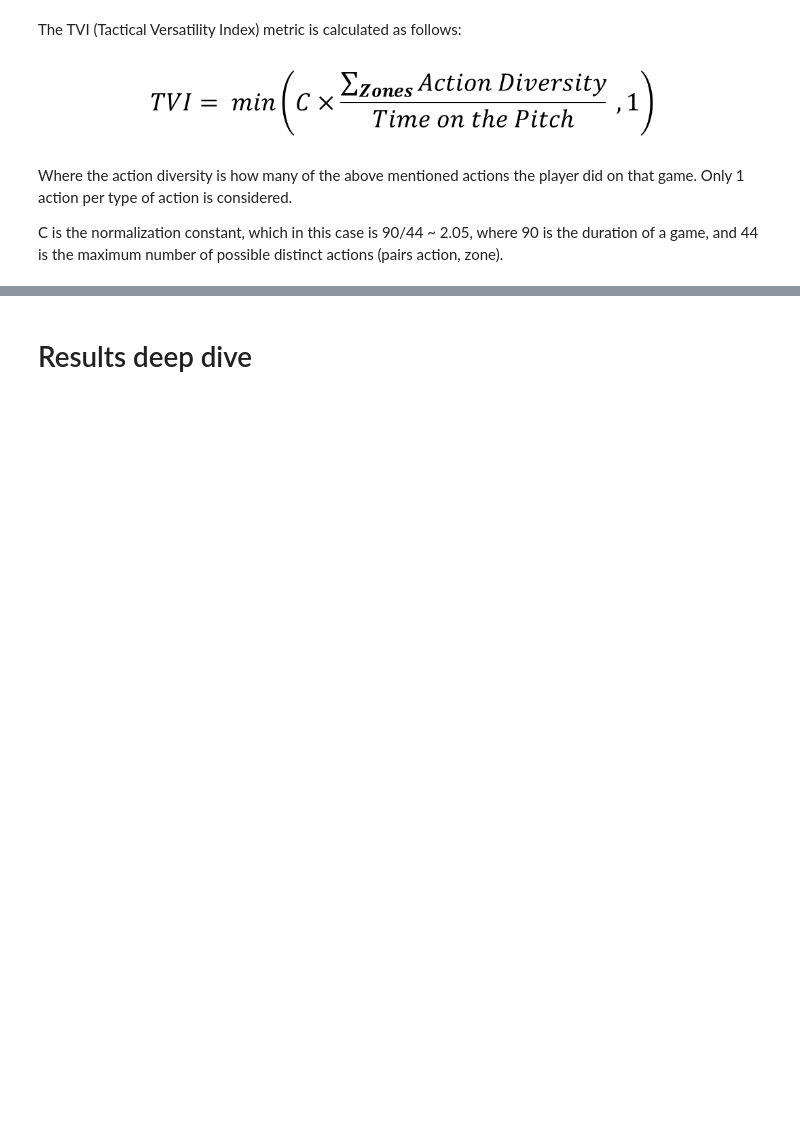
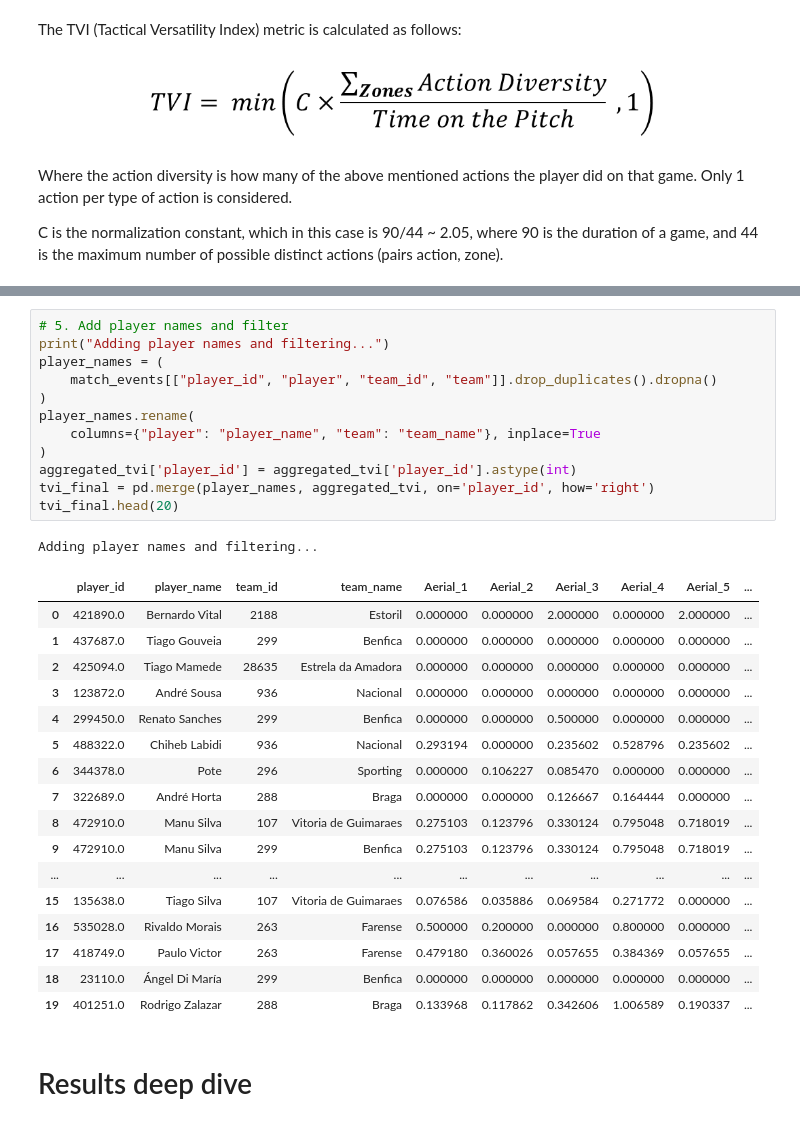
Before and after one commit to LuisSimoes17/TVI_footballindex, a Jupyter notebook: examples/tvi_exploration.ipynb, the cells around one changed output, grey strips where cells are left out. Drawn from its saved outputs; the diff is of its cells as text; blank space fills up the shorter version.

```diff
--- a/examples/tvi_exploration.ipynb
+++ b/examples/tvi_exploration.ipynb
@@ -132,3 +150,34 @@ aggregated_tvi
+# %%
+# 5. Add player names and filter
+print("Adding player names and filtering...")
+player_names = (
+    match_events[["player_id", "player", "team_id", "team"]].drop_duplicates().dropna()
+)
+player_names.rename(
+    columns={"player": "player_name", "team": "team_name"}, inplace=True
+)
+aggregated_tvi['player_id'] = aggregated_tvi['player_id'].astype(int)
+tvi_final = pd.merge(player_names, aggregated_tvi, on='player_id', how='right')
+tvi_final.head(20)
+# %% [output]
+Adding player names and filtering...
+|  | player_id | player_name | team_id | team_name | Aerial_1 | Aerial_2 | Aerial_3 | Aerial_4 | Aerial_5 | ... |
+| 0 | 421890.0 | Bernardo Vital | 2188 | Estoril | 0.000000 | 0.000000 | 2.000000 | 0.000000 | 2.000000 | ... |
+| 1 | 437687.0 | Tiago Gouveia | 299 | Benfica | 0.000000 | 0.000000 | 0.000000 | 0.000000 | 0.000000 | ... |
+| 2 | 425094.0 | Tiago Mamede | 28635 | Estrela da Amadora | 0.000000 | 0.000000 | 0.000000 | 0.000000 | 0.000000 | ... |
+| 3 | 123872.0 | André Sousa | 936 | Nacional | 0.000000 | 0.000000 | 0.000000 | 0.000000 | 0.000000 | ... |
+| 4 | 299450.0 | Renato Sanches | 299 | Benfica | 0.000000 | 0.000000 | 0.500000 | 0.000000 | 0.000000 | ... |
+| 5 | 488322.0 | Chiheb Labidi | 936 | Nacional | 0.293194 | 0.000000 | 0.235602 | 0.528796 | 0.235602 | ... |
+| 6 | 344378.0 | Pote | 296 | Sporting | 0.000000 | 0.106227 | 0.085470 | 0.000000 | 0.000000 | ... |
+| 7 | 322689.0 | André Horta | 288 | Braga | 0.000000 | 0.000000 | 0.126667 | 0.164444 | 0.000000 | ... |
+| 8 | 472910.0 | Manu Silva | 107 | Vitoria de Guimaraes | 0.275103 | 0.123796 | 0.330124 | 0.795048 | 0.718019 | ... |
+| 9 | 472910.0 | Manu Silva | 299 | Benfica | 0.275103 | 0.123796 | 0.330124 | 0.795048 | 0.718019 | ... |
+| ... | ... | ... | ... | ... | ... | ... | ... | ... | ... | ... |
+| 15 | 135638.0 | Tiago Silva | 107 | Vitoria de Guimaraes | 0.076586 | 0.035886 | 0.069584 | 0.271772 | 0.000000 | ... |
+| 16 | 535028.0 | Rivaldo Morais | 263 | Farense | 0.500000 | 0.200000 | 0.000000 | 0.800000 | 0.000000 | ... |
+| 17 | 418749.0 | Paulo Victor | 263 | Farense | 0.479180 | 0.360026 | 0.057655 | 0.384369 | 0.057655 | ... |
+| 18 | 23110.0 | Ángel Di María | 299 | Benfica | 0.000000 | 0.000000 | 0.000000 | 0.000000 | 0.000000 | ... |
+| 19 | 401251.0 | Rodrigo Zalazar | 288 | Braga | 0.133968 | 0.117862 | 0.342606 | 1.006589 | 0.190337 | ... |
 # %% [markdown]
 # Results deep dive
 # %%
```
Also changed, not shown: parts of 6 cells of this notebook, 1 other file.
